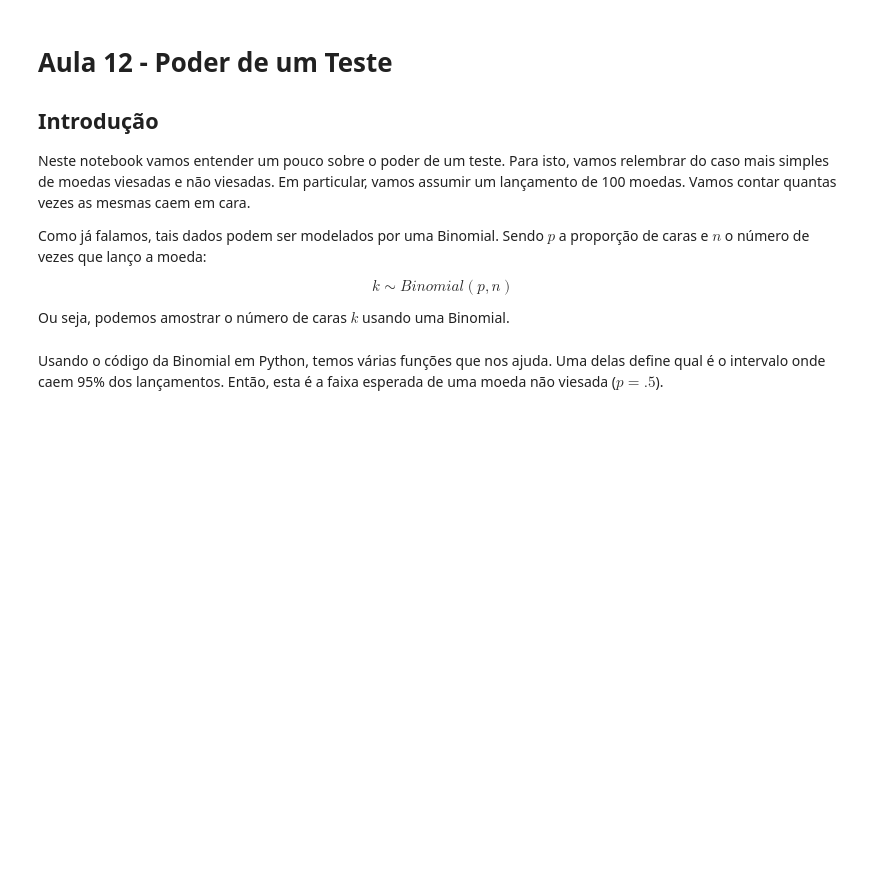
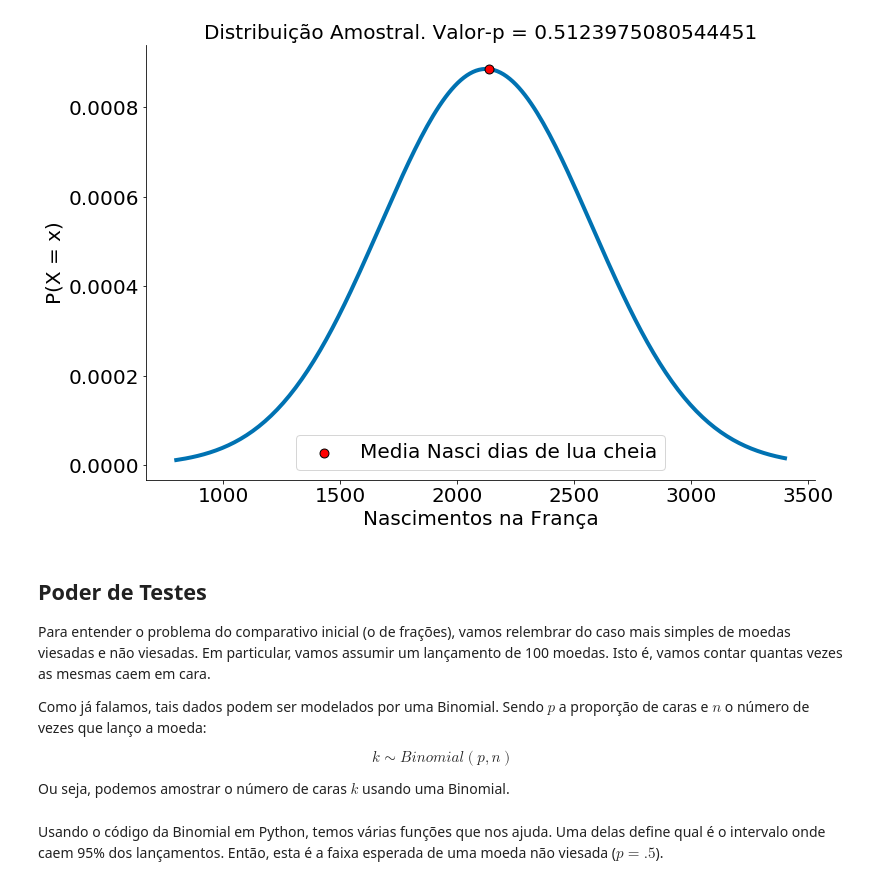
Before and after one commit to icd-ufmg/material, a Jupyter notebook: aulas/12-Poder/12 - Poder.ipynb, the cells around one changed output. Saved outputs shown, nothing was run; the diff lists cells and outputs as text; code cells hidden in the pictures; blank space fills up the shorter version.

Commit message:
Nova aula 12

```diff
--- a/aulas/12-Poder/12 - Poder.ipynb
+++ b/aulas/12-Poder/12 - Poder.ipynb
@@ -33,9 +180,27 @@ def despine(ax=None):
+# %%
+mu_amostral = 2123
+sd_amostral = 59232 / np.sqrt(17292)
+dist_amostral = ss.distributions.norm(loc=mu_amostral, scale=sd_amostral)
+
+
+x = np.linspace(800, 3400, 200)
+plt.plot(x, dist_amostral.pdf(x=x), zorder=1)
+
+obs = [2137] #observado
+p_obs = dist_amostral.pdf(x=obs)
+plt.scatter(obs, p_obs, color='red', edgecolor='k', zorder=2, s=80, label='Media Nasci dias de lua cheia')
+plt.ylabel('P(X = x)')
+plt.xlabel('Nascimentos na França')
+p_val = dist_amostral.cdf(obs[0])
+plt.title('Distribuição Amostral. Valor-p = {}'.format(p_val))
+plt.legend()
+despine()
+# %% [output]
+[figure, added]
 # %% [markdown]
-# Aula 12 - Poder de um Teste
+## Poder de Testes
 
-## Introdução
-
-Neste notebook vamos entender um pouco sobre o poder de um teste. Para isto, vamos relembrar do caso mais simples de moedas viesadas e não viesadas. Em particular, vamos assumir um lançamento de 100 moedas. Vamos contar quantas vezes as mesmas caem em cara.
+Para entender o problema do comparativo inicial (o de frações), vamos relembrar do caso mais simples de moedas viesadas e não viesadas. Em particular, vamos assumir um lançamento de 100 moedas. Isto é, vamos contar quantas vezes as mesmas caem em cara.
 
 Como já falamos, tais dados podem ser modelados por uma Binomial. Sendo $p$ a proporção de caras e $n$ o número de vezes que lanço a moeda:
 
```
Also changed, not shown: parts of 37 cells of this notebook.
